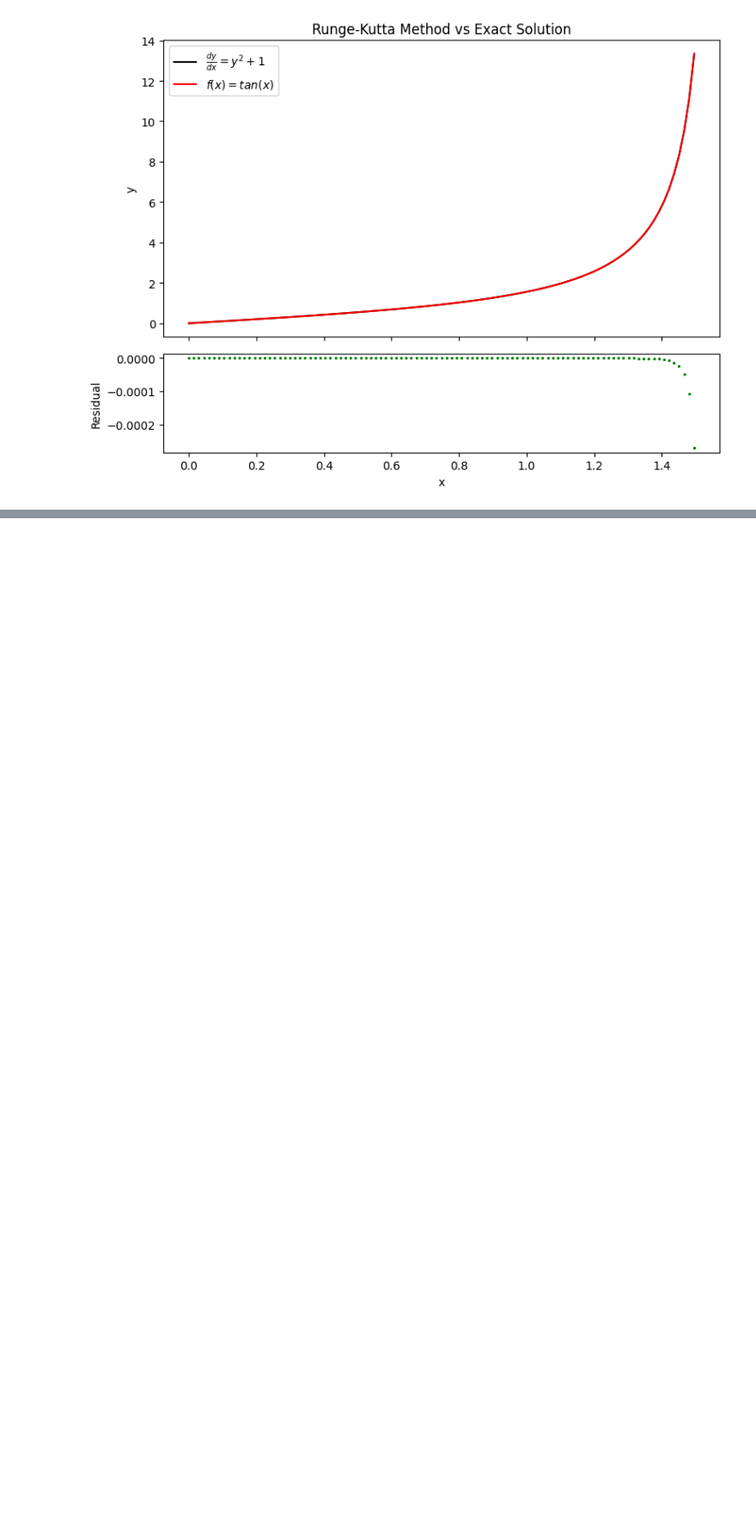
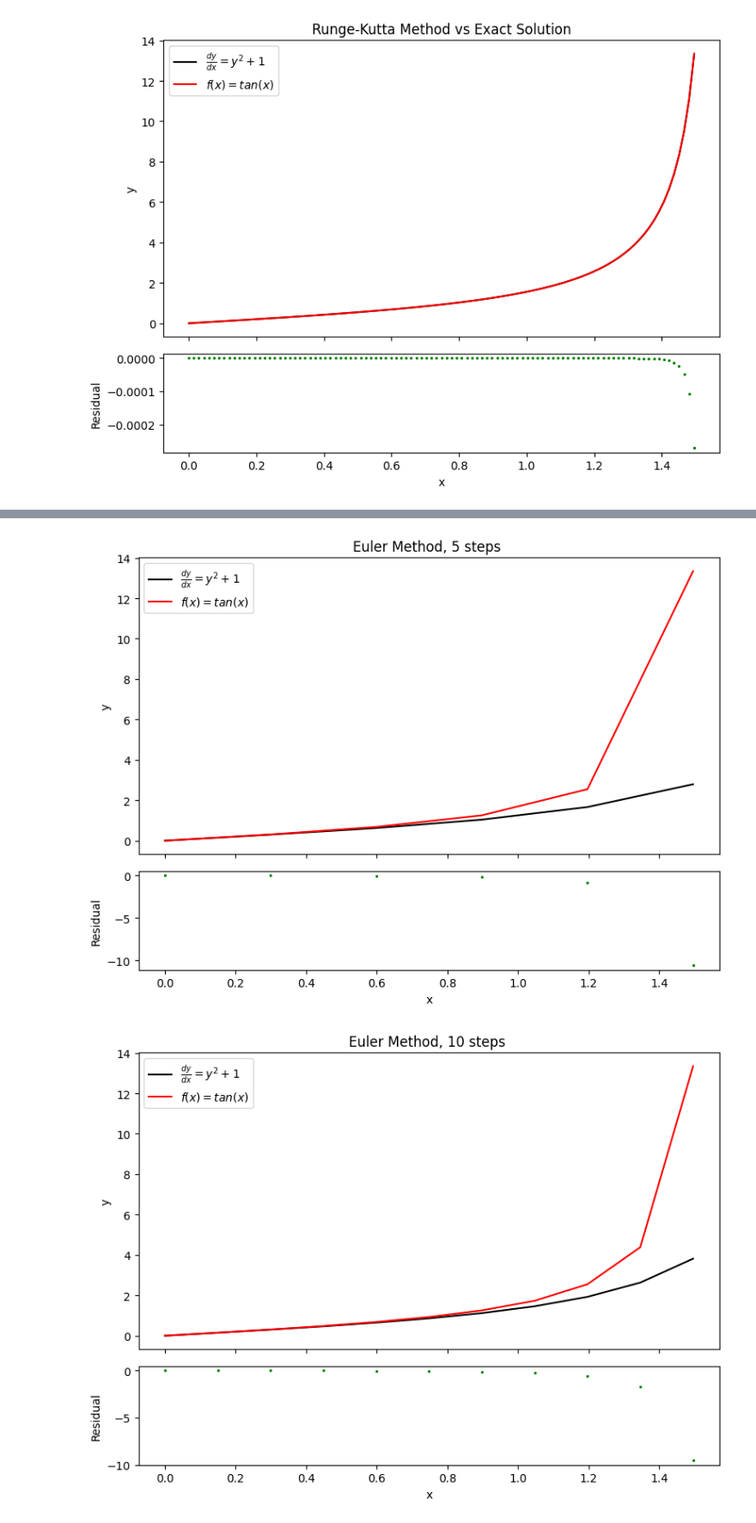
Before and after one commit to Clambert-OU/astr5900, a Jupyter notebook: hw3/hw3.ipynb, the cells around one changed output, grey strips where cells are left out. Shown at 86% size. Drawn from its saved outputs; the diff is of its cells as text; code cells hidden in the pictures; blank space fills up the shorter version.

```diff
--- a/hw3/hw3.ipynb
+++ b/hw3/hw3.ipynb
@@ -75,0 +104,24 @@ plt.savefig('Runge-Kutta')
+# %%
+eu_stdev = np.array([])
+for n in num_steps:
+    x_eu, y_eu = euler(n,(np.pi/2.1)/n,0,0,sample_function)
+
+    eu_stdev = np.append(eu_stdev, np.std(y_eu-np.tan(x_eu)))
+
+    fig, (ax1, ax2) = plt.subplots(2, 1, figsize=(8, 6), sharex=True, gridspec_kw={'height_ratios': [3, 1]})
+
+    ax1.plot(x_eu,y_eu, color='black', label=r'$\frac{dy}{dx}=y^2+1$')
+    ax1.plot(x_eu,np.tan(x_eu), color='red', label=r'$f(x)=tan(x)$')
+    ax1.set_ylabel('y')
+    ax1.legend()
+    ax1.set_title(f"Euler Method, {n} steps ")
+
+    ax2.scatter(x_eu, y_eu-np.tan(x_eu), color='green', s=2)
+    ax2.set_xlabel('x')
+    ax2.set_ylabel('Residual')
+
+    plt.tight_layout()
+    plt.show()
+# %% [output]
+[figure, added]
+[figure, added]
```
Also changed, not shown: parts of 4 cells of this notebook.
